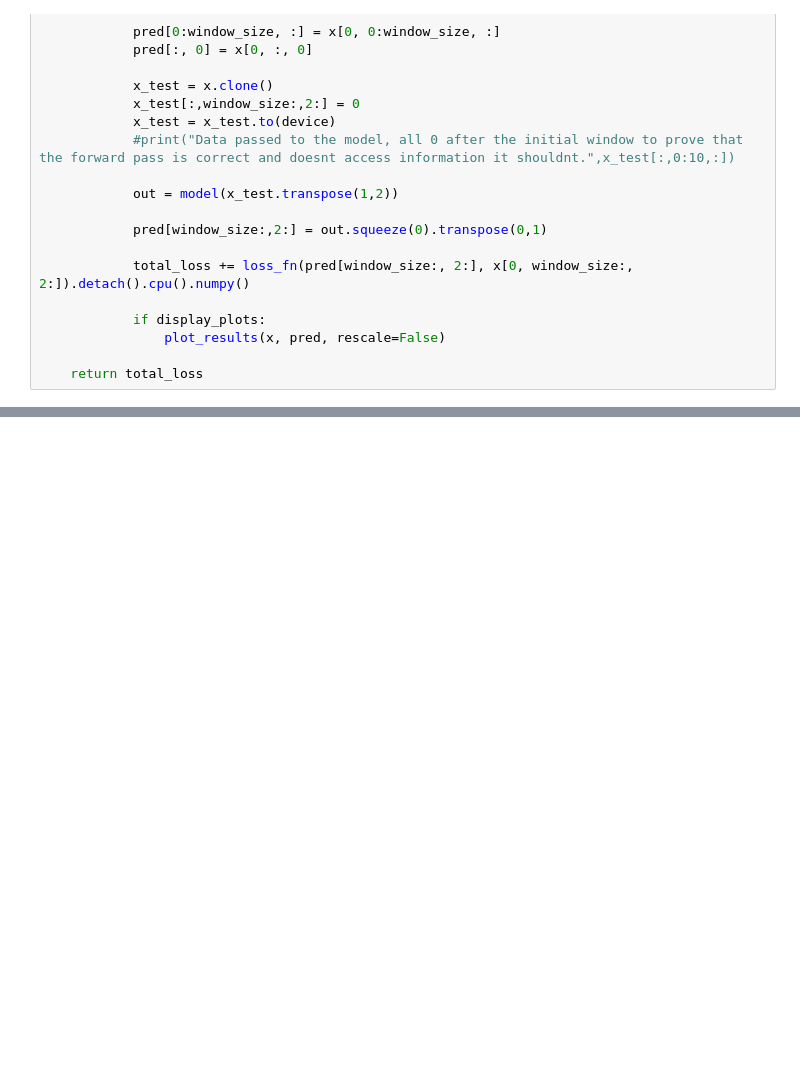
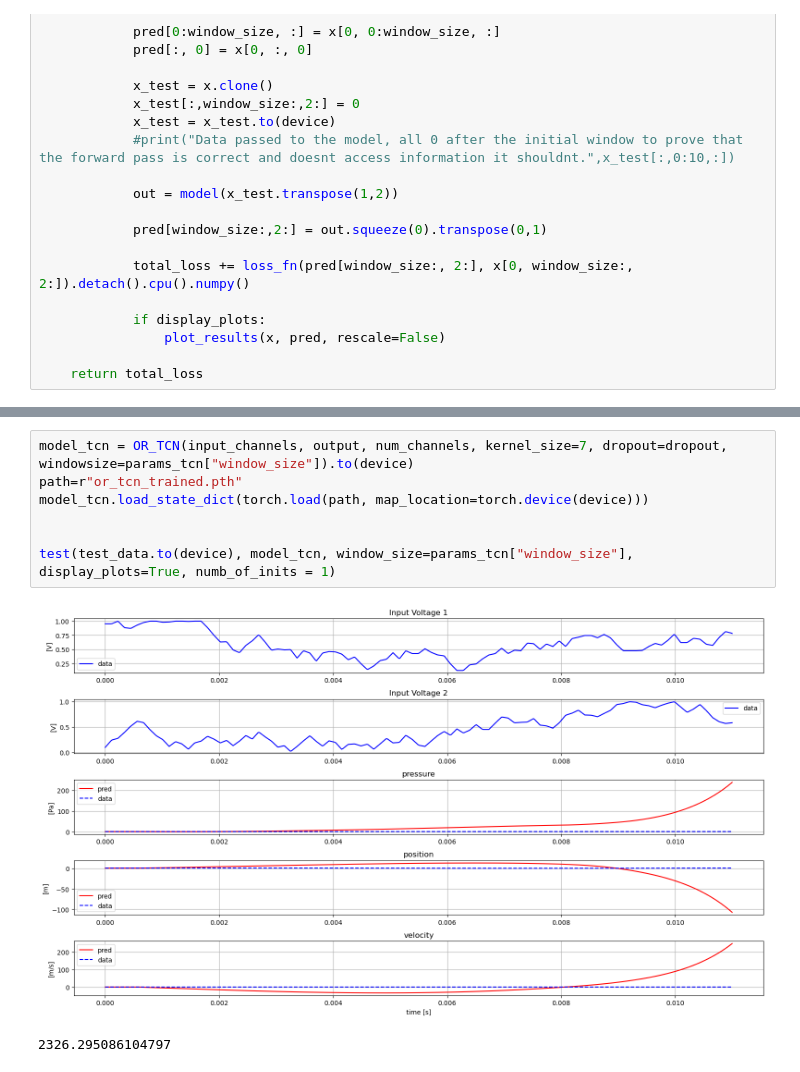
Before and after one commit to Gandalf3141/ventil_lstm, a Jupyter notebook: Full_System/testing_nb.ipynb, the cells around one changed output, grey strips where cells are left out. Saved outputs shown, nothing was run; the diff lists cells and outputs as text; blank space fills up the shorter version.

```diff
--- a/Full_System/testing_nb.ipynb
+++ b/Full_System/testing_nb.ipynb
@@ -242,0 +229,10 @@ Training error :  1710.0002714540915
+# %%
+model_tcn = OR_TCN(input_channels, output, num_channels, kernel_size=7, dropout=dropout, windowsize=params_tcn["window_size"]).to(device)
+path=r"or_tcn_trained.pth"
+model_tcn.load_state_dict(torch.load(path, map_location=torch.device(device)))
+
+
+test(test_data.to(device), model_tcn, window_size=params_tcn["window_size"], display_plots=True, numb_of_inits = 1)
+# %% [output]
+[figure, added]
+2326.295086104797
```
Also changed, not shown: parts of 1 cell of this notebook, 2 other files.
